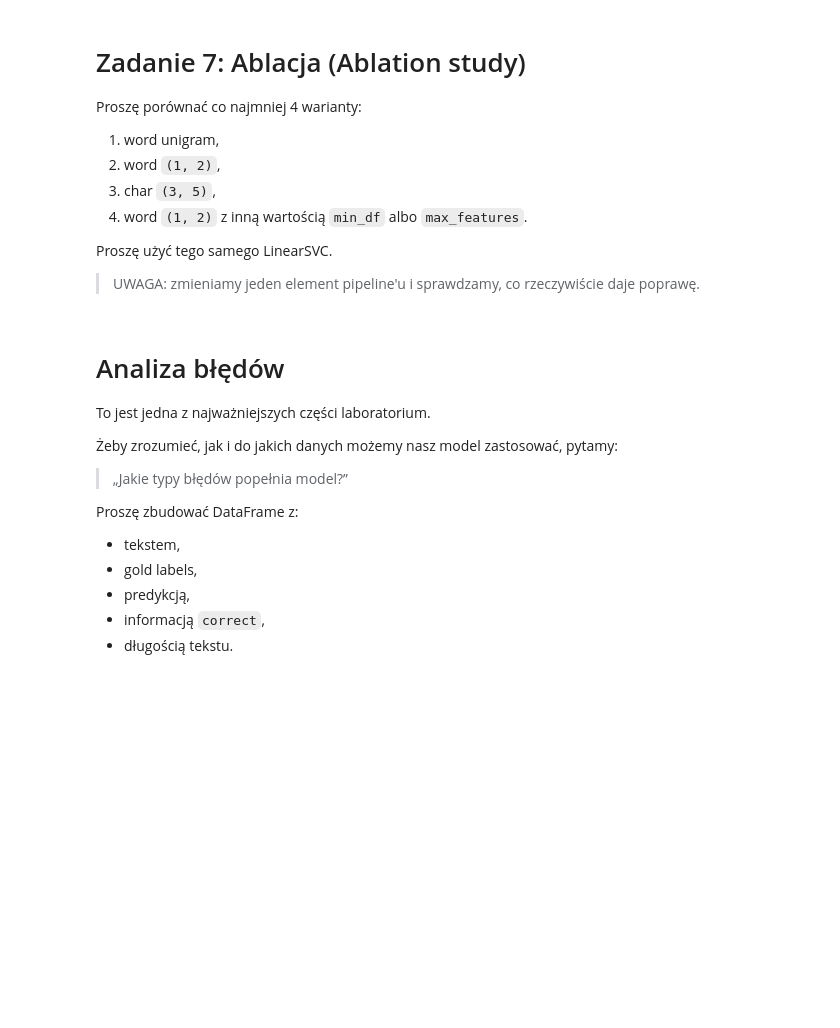
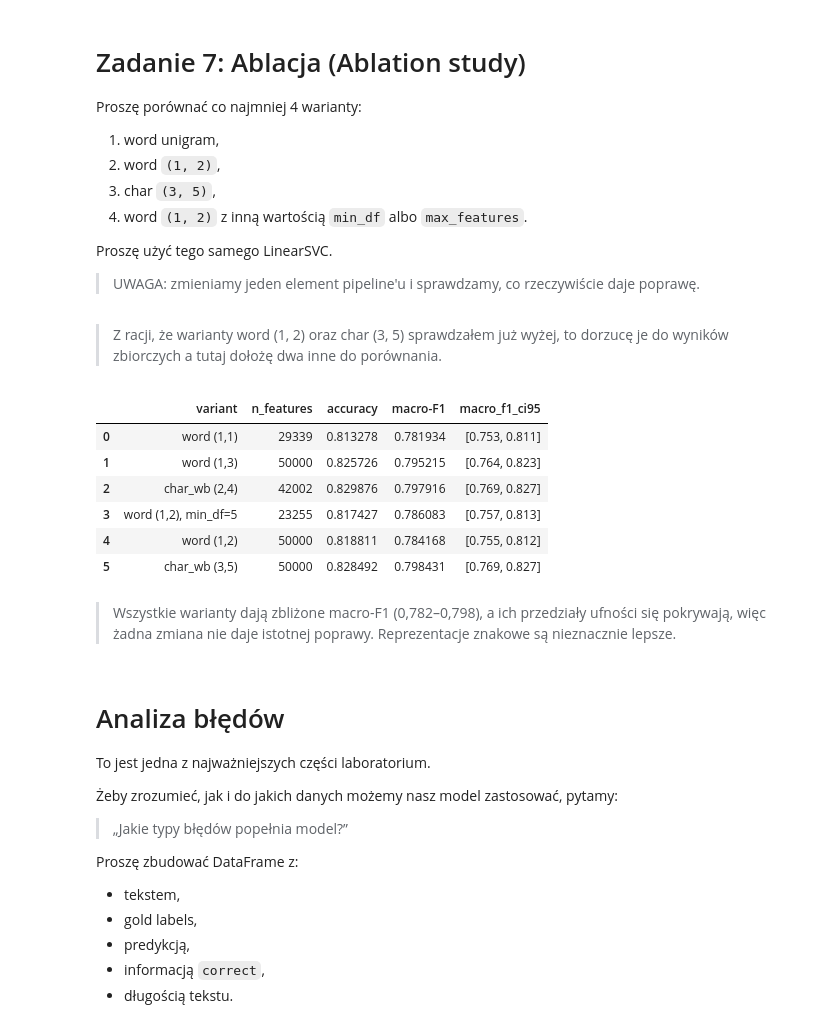
Before and after one commit to Monnkes/nlp, a Jupyter notebook: 002_Baseline.ipynb, the cells around one changed output. Drawn from its saved outputs; the diff is of its cells as text; code cells hidden in the pictures; blank space fills up the shorter version.

```diff
--- a/002_Baseline.ipynb
+++ b/002_Baseline.ipynb
@@ -390,8 +597,52 @@ Proszę porównać co najmniej 4 warianty:
 Proszę użyć tego samego LinearSVC.
 
 > UWAGA: zmieniamy jeden element pipeline'u i sprawdzamy, co rzeczywiście daje poprawę.
+# %% [markdown]
+> Z racji, że warianty word (1, 2) oraz char (3, 5) sprawdzałem już wyżej, to dorzucę je do wyników zbiorczych a tutaj dołożę dwa inne do porównania.
 # %%
 #TODO: ablation_study
+
+variants = {
+    "word (1,1)": TfidfVectorizer(analyzer="word", ngram_range=(1, 1), min_df=2, max_features=50_000, sublinear_tf=True),
+    "word (1,3)": TfidfVectorizer(analyzer="word", ngram_range=(1, 3), min_df=2, max_features=50_000, sublinear_tf=True),
+    "char_wb (2,4)": TfidfVectorizer(analyzer="char_wb", ngram_range=(2, 4), min_df=2, max_features=50_000, sublinear_tf=True),
+    "word (1,2), min_df=5": TfidfVectorizer(analyzer="word", ngram_range=(1, 2), min_df=5, max_features=50_000, sublinear_tf=True),
+}
+
+ablation_results = []
+
+for name, vec in variants.items():
+    pipe = Pipeline([
+        ("tfidf", clone(vec)),
+        ("clf", LinearSVC(random_state=RANDOM_STATE))
+    ])
+    pipe.fit(train_df["text_norm"], train_df["target"])
+    pred = pipe.predict(val_df["text_norm"])
+    n_features = len(pipe.named_steps["tfidf"].get_feature_names_out())
+
+    f1, lo, hi = bootstrap_ci(val_df["target"], pred, macro_f1)
+    ablation_results.append({
+        "variant": name,
+        "n_features": n_features,
+        "accuracy": accuracy_score(val_df["target"], pred),
+        "macro-F1": f1,
+        "macro_f1_ci95": f"[{lo:.3f}, {hi:.3f}]",
+    })
+
+for r in vectorizer_results:
+    ablation_results.append({**{"variant": r["name"]}, **{k: v for k, v in r.items() if k != "name"}})
+
+pd.DataFrame(ablation_results)
+# %% [output]
+|  | variant | n_features | accuracy | macro-F1 | macro_f1_ci95 |
+| 0 | word (1,1) | 29339 | 0.813278 | 0.781934 | [0.753, 0.811] |
+| 1 | word (1,3) | 50000 | 0.825726 | 0.795215 | [0.764, 0.823] |
+| 2 | char_wb (2,4) | 42002 | 0.829876 | 0.797916 | [0.769, 0.827] |
+| 3 | word (1,2), min_df=5 | 23255 | 0.817427 | 0.786083 | [0.757, 0.813] |
+| 4 | word (1,2) | 50000 | 0.818811 | 0.784168 | [0.755, 0.812] |
+| 5 | char_wb (3,5) | 50000 | 0.828492 | 0.798431 | [0.769, 0.827] |
+# %% [markdown]
+> Wszystkie warianty dają zbliżone macro-F1 (0,782–0,798), a ich przedziały ufności się pokrywają, więc żadna zmiana nie daje istotnej poprawy. Reprezentacje znakowe są nieznacznie lepsze.
 # %% [markdown]
 
 # Analiza błędów
```
Also changed, not shown: parts of 23 cells of this notebook, 1 other file.
